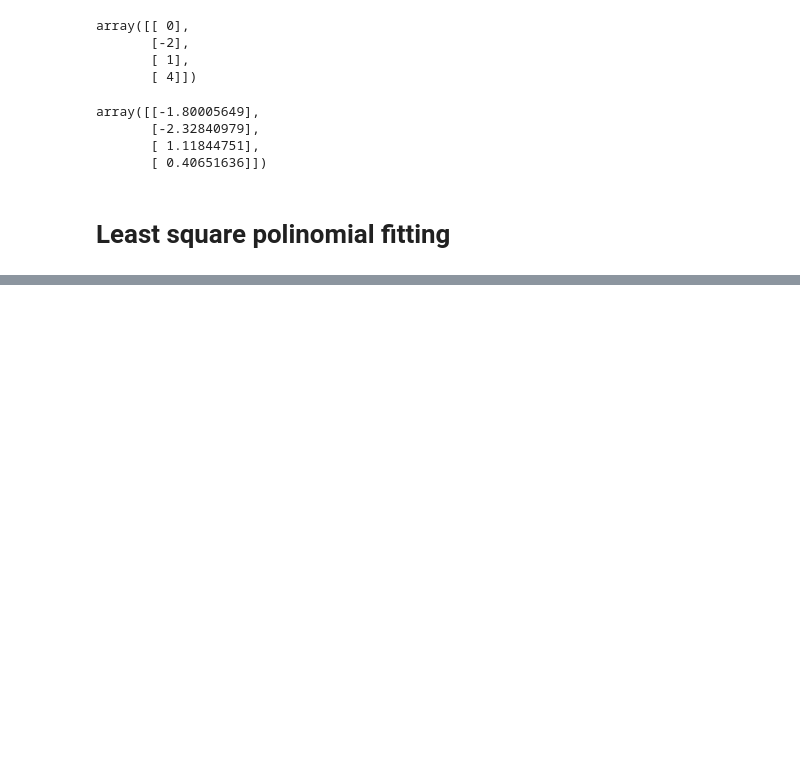
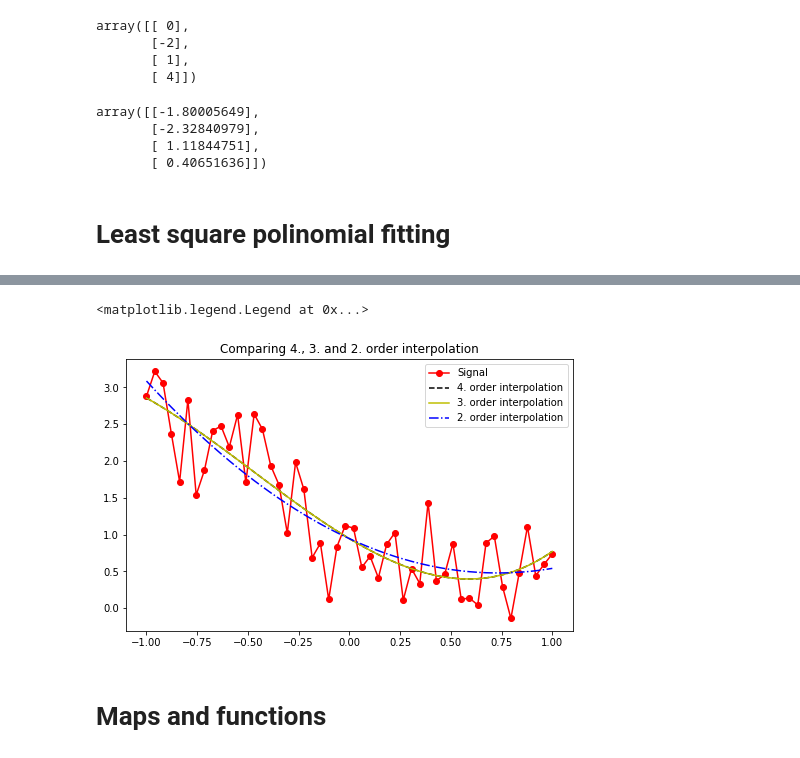
Before and after one commit to Kenn3Th/DATS2300, a Jupyter notebook: Math review and python.ipynb, the cells around one changed output, grey strips where cells are left out. Drawn from its saved outputs; the diff is of its cells as text; code cells hidden in the pictures; blank space fills up the shorter version.

```diff
--- a/Math review and python.ipynb
+++ b/Math review and python.ipynb
@@ -394,0 +500,15 @@ array([[-1.80005649],
+# %%
+fig = plt.figure()
+
+ax_pol4 = fig.add_subplot(1,1,1)
+ax_pol4.set_title('Comparing 4., 3. and 2. order interpolation')
+ax_pol4.plot(x,signals(x,noise),'ro-', label = 'Signal')
+ax_pol4.plot(x,estimate, 'k--', label = '4. order interpolation')
+ax_pol4.plot(x,estimate, 'y-', label = '3. order interpolation')
+ax_pol4.plot(x,estimate2, 'b-.', label = '2. order interpolation')
+ax_pol4.legend()
+# %% [output]
+<matplotlib.legend.Legend at 0x...>
+[figure, added]
+# %% [markdown]
+# Maps and functions
```
Also changed, not shown: parts of 22 cells of this notebook.
